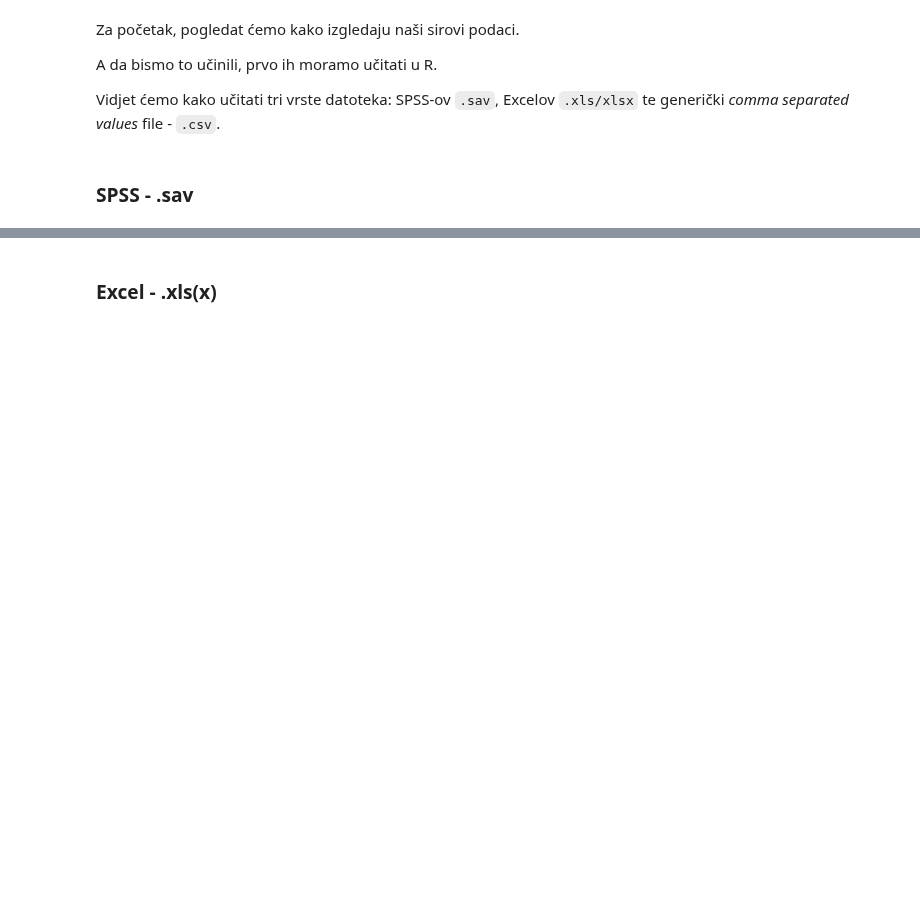
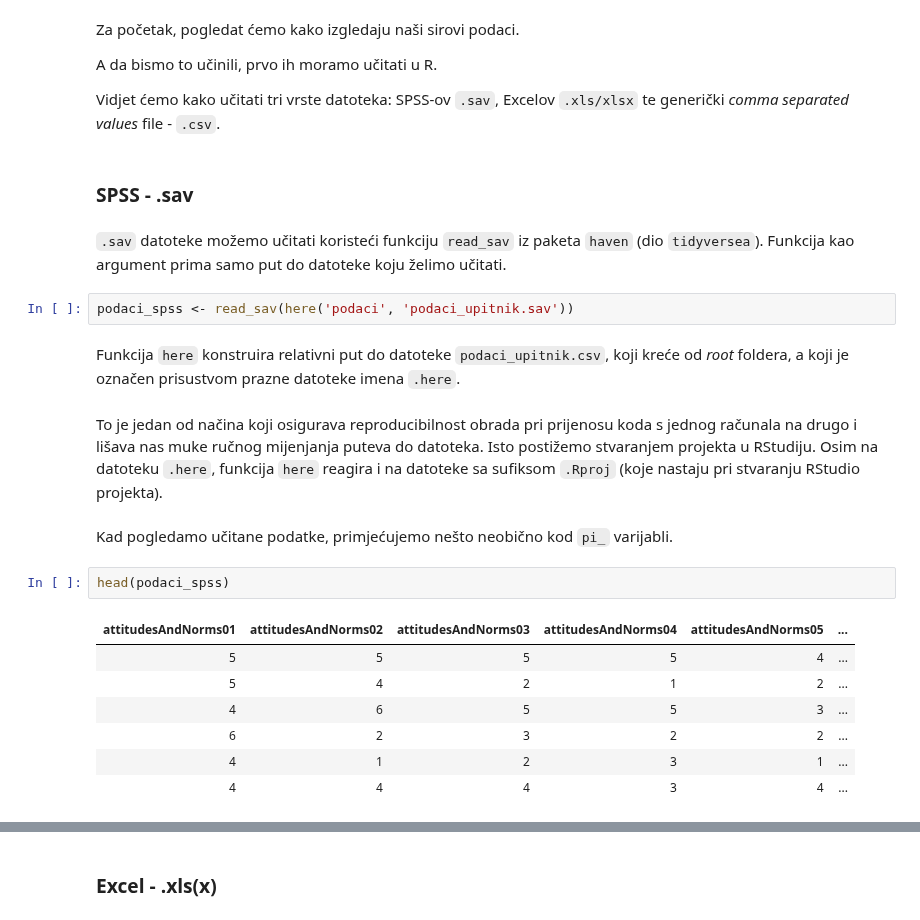
Before and after one commit to vdeni/rdionica, a Jupyter notebook: jupyter-notebook/priprema_podaci_upitnik.ipynb, the cells around one changed output, grey strips where cells are left out. Drawn from its saved outputs; the diff is of its cells as text; blank space fills up the shorter version.

```diff
--- a/jupyter-notebook/priprema_podaci_upitnik.ipynb
+++ b/jupyter-notebook/priprema_podaci_upitnik.ipynb
@@ -68,3 +68,23 @@ A da bismo to učinili, prvo ih moramo učitati u R.
 Vidjet ćemo kako učitati tri vrste datoteka: SPSS-ov `.sav`, Excelov `.xls/xlsx` te generički *comma separated values* file - `.csv`.
 # %% [markdown]
 ### SPSS - .sav
+# %% [markdown]
+`.sav` datoteke možemo učitati koristeći funkciju `read_sav` iz paketa `haven` (dio `tidyversea`). Funkcija kao argument prima samo put do datoteke koju želimo učitati.
+# %%
+podaci_spss <- read_sav(here('podaci', 'podaci_upitnik.sav'))
+# %% [markdown]
+Funkcija `here` konstruira relativni put do datoteke `podaci_upitnik.csv`, koji kreće od *root* foldera, a koji je označen prisustvom prazne datoteke imena `.here`.
+# %% [markdown]
+To je jedan od načina koji osigurava reproducibilnost obrada pri prijenosu koda s jednog računala na drugo i lišava nas muke ručnog mijenjanja puteva do datoteka. Isto postižemo stvaranjem projekta u RStudiju. Osim na datoteku `.here`, funkcija `here` reagira i na datoteke sa sufiksom `.Rproj` (koje nastaju pri stvaranju RStudio projekta).
+# %% [markdown]
+Kad pogledamo učitane podatke, primjećujemo nešto neobično kod `pi_` varijabli.
+# %%
+head(podaci_spss)
+# %% [output]
+| attitudesAndNorms01 | attitudesAndNorms02 | attitudesAndNorms03 | attitudesAndNorms04 | attitudesAndNorms05 | ... |
+| 5 | 5 | 5 | 5 | 4 | ... |
+| 5 | 4 | 2 | 1 | 2 | ... |
+| 4 | 6 | 5 | 5 | 3 | ... |
+| 6 | 2 | 3 | 2 | 2 | ... |
+| 4 | 1 | 2 | 3 | 1 | ... |
+| 4 | 4 | 4 | 3 | 4 | ... |
```
Also changed, not shown: parts of 11 cells of this notebook, 1 other file.
